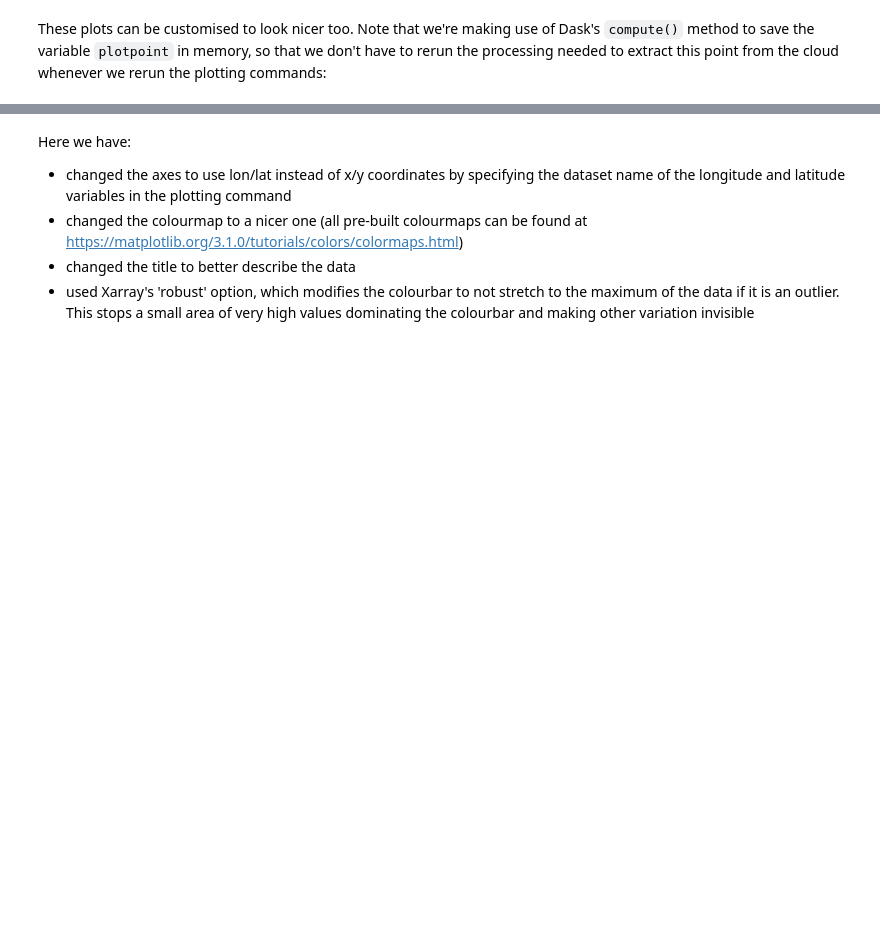
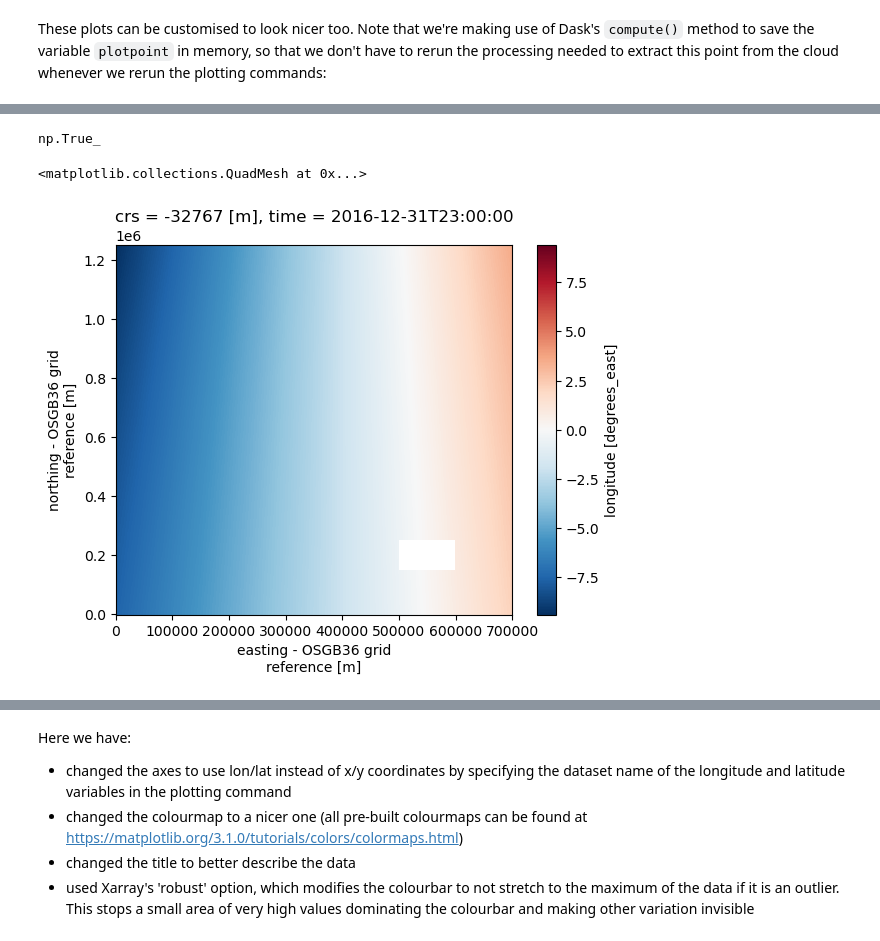
Before and after one commit to NERC-CEH/dri_gridded_data, a Jupyter notebook: notebooks/Example 1.ipynb, the cells around one changed output, grey strips where cells are left out. Cells and saved outputs as stored; diff of their text form; code cells hidden in the pictures; blank space fills up the shorter version.

```diff
--- a/notebooks/Example 1.ipynb
+++ b/notebooks/Example 1.ipynb
@@ -124 +161,10 @@ plotpoint = ds['rainfall_amount'][36,:,:].compute()
+# %%
+np.any(np.isnan(plotpoint['lat'].data))
+# %% [output]
+np.True_
+# %%
+plotpoint['lon'].plot()
+# %% [output]
+<matplotlib.collections.QuadMesh at 0x...>
+[figure, added]
 # %%
```
Also changed, not shown: parts of 14 cells of this notebook, 2 other files.
